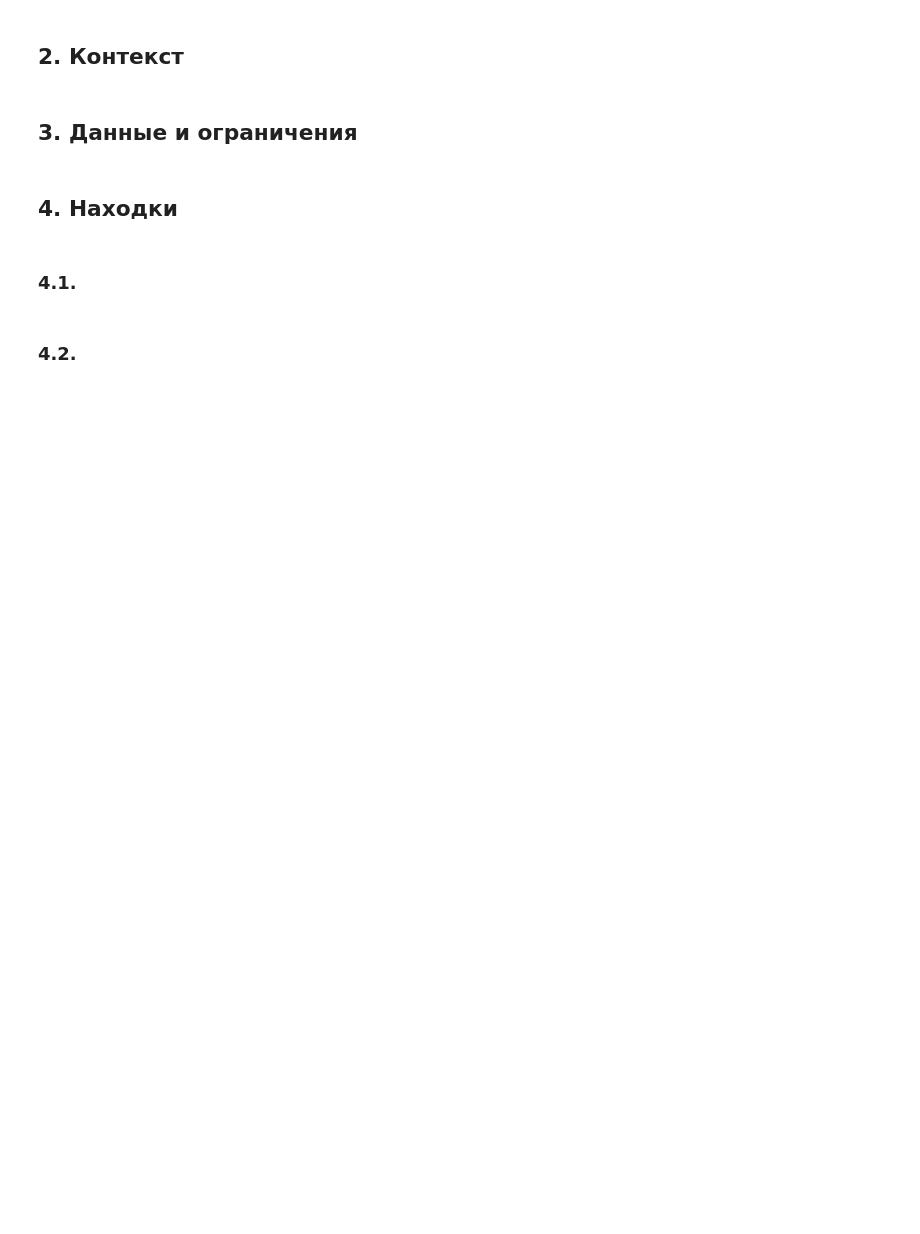
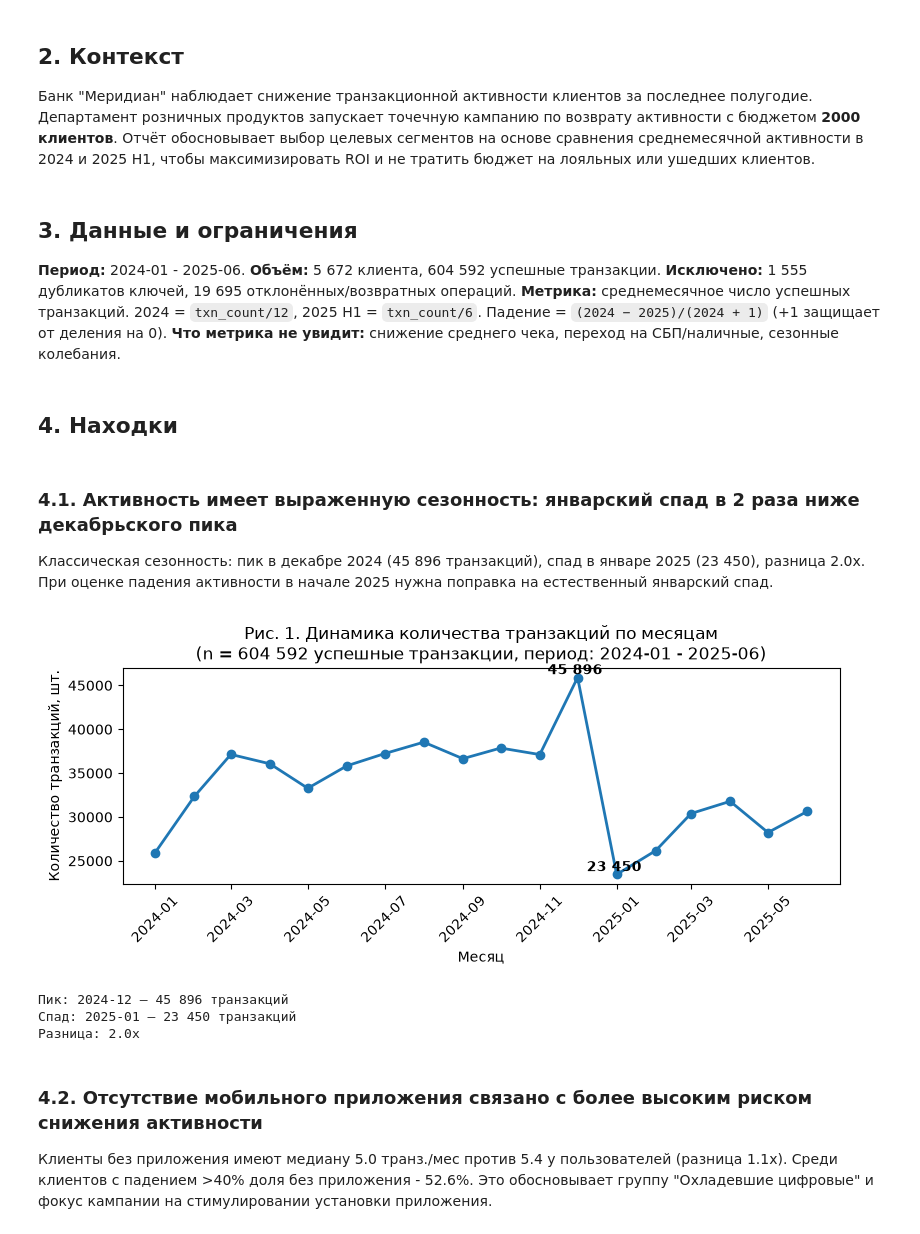
Before and after one commit to S4pph1reee/Andrew_Goncharenok_Lab1, a Jupyter notebook: notebooks/02_report.ipynb, the cells around one changed output. Drawn from its saved outputs; the diff is of its cells as text; code cells hidden in the pictures; blank space fills up the shorter version.

Commit message:
feat: finalize data analysis lab with rule-based segmentation and optimized 6-page report

```diff
--- a/notebooks/02_report.ipynb
+++ b/notebooks/02_report.ipynb
@@ -18,7 +15,14 @@ import numpy as np
 import pandas as pd
 import matplotlib.pyplot as plt
 import seaborn as sns
-
-clean = pd.read_parquet("clean_data.parquet")
+import os
+current_dir = os.getcwd()
+if current_dir.endswith('notebooks'):
+    project_root = os.path.dirname(current_dir)
+else:
+    project_root = current_dir
+output_dir = os.path.join(project_root, 'output')
+df_model = pd.read_parquet(os.path.join(output_dir, "clean_data.parquet"))
+transactions = pd.read_parquet(os.path.join(output_dir, "transactions_clean.parquet"))
 # %% [markdown]
 ## 1. Главное
@@ -34,14 +38,17 @@ clean = pd.read_parquet("clean_data.parquet")
 ## 2. Контекст
 
 <!-- Какое решение поддерживает этот отчёт, 3–5 предложений. -->
+Банк "Меридиан" наблюдает снижение транзакционной активности клиентов за последнее полугодие. Департамент розничных продуктов запускает точечную кампанию по возврату активности с бюджетом **2000 клиентов**. Отчёт обосновывает выбор целевых сегментов на основе сравнения среднемесячной активности в 2024 и 2025 H1, чтобы максимизировать ROI и не тратить бюджет на лояльных или ушедших клиентов.
 # %% [markdown]
 ## 3. Данные и ограничения
-
 <!-- Период, число клиентов и операций, что и почему исключено из расчёта,
      чего в данных нет.
 
      Здесь же одним абзацем: какую метрику активности вы выбрали,
      как она считается и какое снижение она не увидит. -->
+**Период:** 2024-01 - 2025-06. **Объём:** 5 672 клиента, 604 592 успешные транзакции. **Исключено:** 1 555 дубликатов ключей, 19 695 отклонённых/возвратных операций.
+**Метрика:** среднемесячное число успешных транзакций. 2024 = `txn_count/12`, 2025 H1 = `txn_count/6`. Падение = `(2024 − 2025)/(2024 + 1)` (+1 защищает от деления на 0).
+**Что метрика не увидит:** снижение среднего чека, переход на СБП/наличные, сезонные колебания.
 # %% [markdown]
 ## 4. Находки
 
@@ -49,6 +56,56 @@ clean = pd.read_parquet("clean_data.parquet")
      а не тема. Под заголовком: график или таблица, затем 2–4
      предложения. -->
 # %% [markdown]
-### 4.1.
+### 4.1. Активность имеет выраженную сезонность: январский спад в 2 раза ниже декабрьского пика
+Классическая сезонность: пик в декабре 2024 (45 896 транзакций), спад в январе 2025 (23 450), разница 2.0x. При оценке падения активности в начале 2025 нужна поправка на естественный январский спад.
+# %%
+plt.close('all')
+fig, ax = plt.subplots(figsize=(8, 3.5), layout='constrained')
+
+# Агрегация транзакций по месяцам
+transactions['month'] = transactions['txn_datetime'].dt.to_period('M').astype(str)
+monthly_stats = transactions.groupby('month').size().reset_index(name='count')
+monthly_stats['month'] = pd.to_datetime(monthly_stats['month'])
+
+# Фильтруем по периоду задания (2024-01 — 2025-06)
+mask = (monthly_stats['month'] >= '2024-01-01') & (monthly_stats['month'] <= '2025-06-30')
+monthly_stats = monthly_stats[mask].copy()
+
+# Построение графика
+ax.plot(monthly_stats['month'], monthly_stats['count'], marker='o', linewidth=2, markersize=6)
+
+# Оформление
+ax.set_xlabel('Месяц')
+ax.set_ylabel('Количество транзакций, шт.')
+ax.set_title('Рис. 1. Динамика количества транзакций по месяцам\n(n = 604 592 успешные транзакции, период: 2024-01 - 2025-06)', fontsize=12)
+ax.tick_params(axis='x', rotation=45)
+
+# Подписи пика и спада
+peak_idx = monthly_stats['count'].idxmax()
+min_idx = monthly_stats.loc[monthly_stats['month'] >= '2025-01-01', 'count'].idxmin()
+
+for i in [peak_idx, min_idx]:
+    ax.text(monthly_stats.loc[i, 'month'], monthly_stats.loc[i, 'count'],
+            f"{monthly_stats.loc[i, 'count']:,} ".replace(',', ' '),
+            ha='center', va='bottom', fontweight='bold')
+
+plt.show()
+
+# Вывод ключевых цифр
+peak_val = monthly_stats.loc[peak_idx, 'count']
+min_val = monthly_stats.loc[min_idx, 'count']
+ratio = peak_val / min_val
+peak_month = monthly_stats.loc[peak_idx, 'month'].strftime('%Y-%m')
+min_month = monthly_stats.loc[min_idx, 'month'].strftime('%Y-%m')
+
+print(f"Пик: {peak_month} — {peak_val:,} транзакций".replace(',', ' '))
+print(f"Спад: {min_month} — {min_val:,} транзакций".replace(',', ' '))
+print(f"Разница: {ratio:.1f}x")
+# %% [output]
+[figure, added]
+Пик: 2024-12 — 45 896 транзакций
+Спад: 2025-01 — 23 450 транзакций
+Разница: 2.0x
 # %% [markdown]
-### 4.2.
+### 4.2. Отсутствие мобильного приложения связано с более высоким риском снижения активности
+Клиенты без приложения имеют медиану 5.0 транз./мес против 5.4 у пользователей (разница 1.1x). Среди клиентов с падением >40% доля без приложения - 52.6%. Это обосновывает группу "Охладевшие цифровые" и фокус кампании на стимулировании установки приложения.
```
Also changed, not shown: parts of 14 cells of this notebook, 5 other files.
